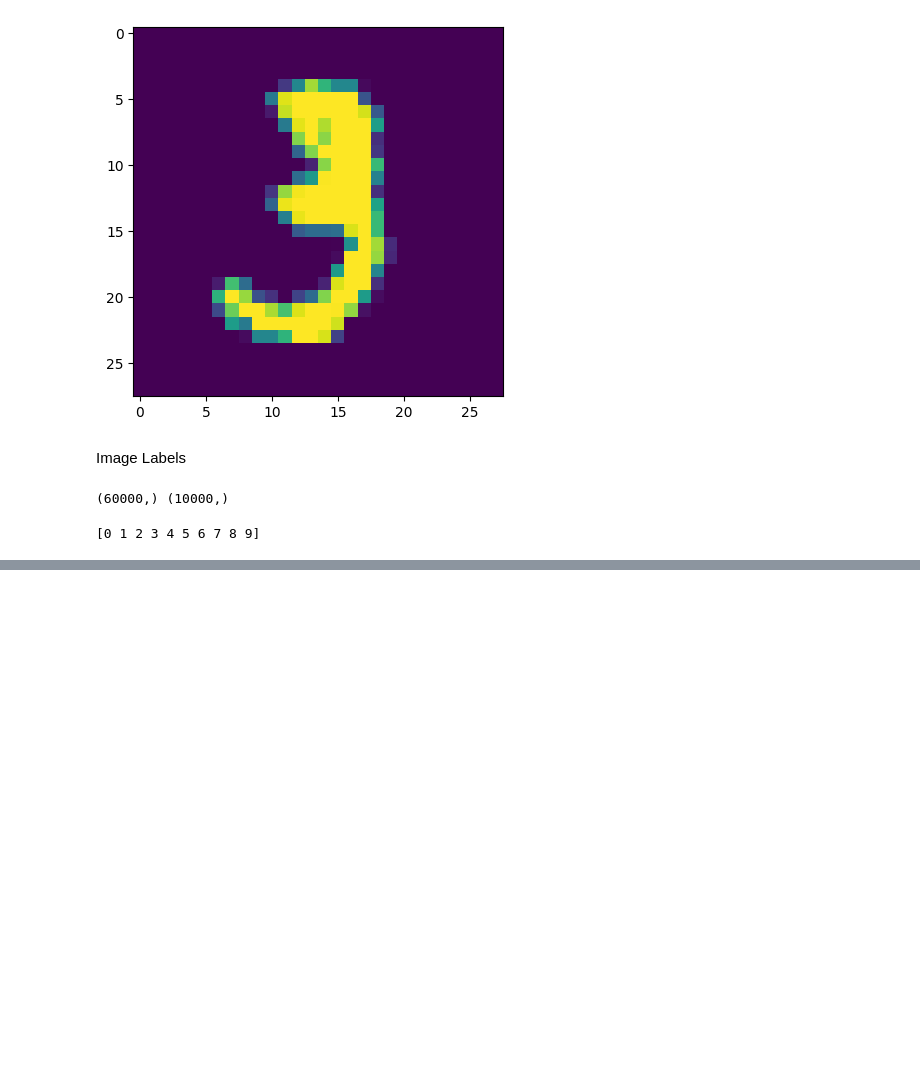
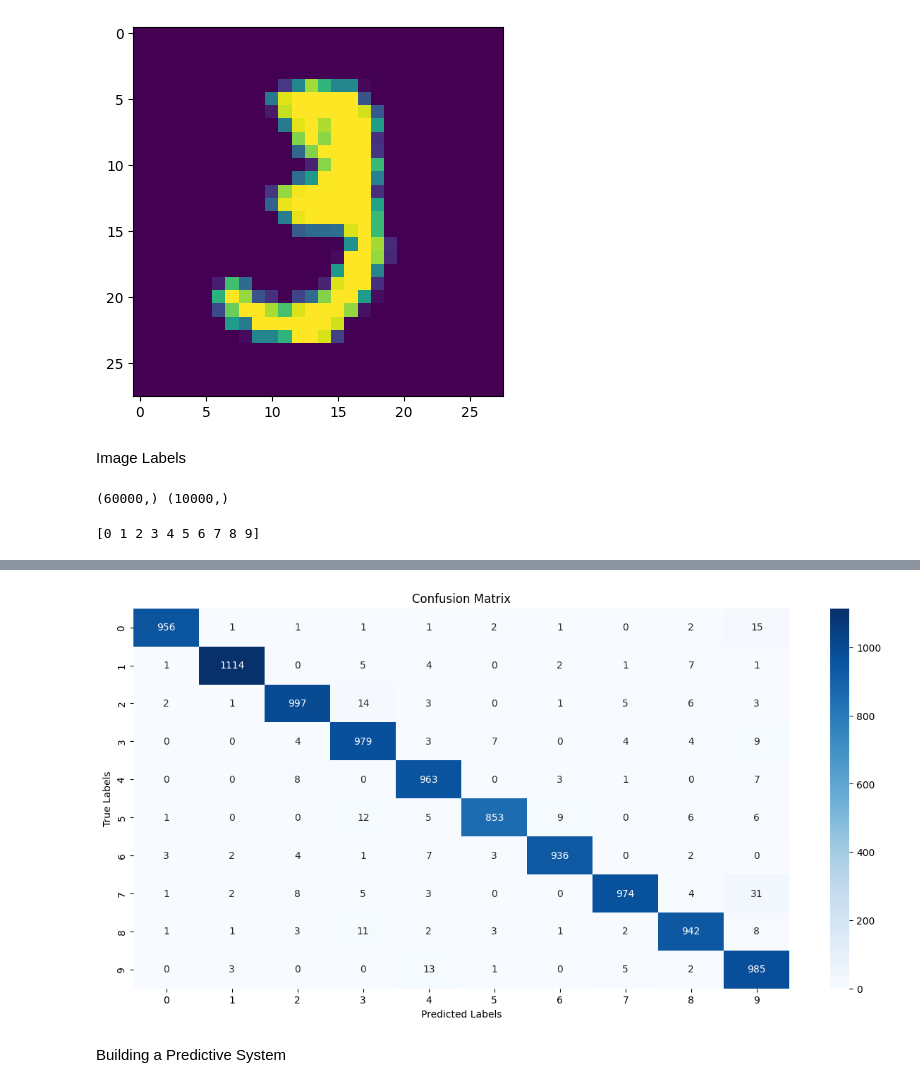
Before and after one commit to Pruthvirajsinh-Zala/DL-projects, a Jupyter notebook: MNIST Digit Classification/MNIST_Digit_Classification_using_Neural_Networks.ipynb, the cells around one changed output, grey strips where cells are left out. Saved outputs shown, nothing was run; the diff lists cells and outputs as text; code cells hidden in the pictures; blank space fills up the shorter version.

```diff
--- a/MNIST Digit Classification/MNIST_Digit_Classification_using_Neural_Networks.ipynb
+++ b/MNIST Digit Classification/MNIST_Digit_Classification_using_Neural_Networks.ipynb
@@ -81,0 +105,3 @@ print(np.unique(Y_train))
+# %%
+#training the Neuaral Network
+model.fit(X_train,Y_train, epochs=10)
@@ -81,0 +158,2 @@ print(np.unique(Y_train))
+# %%
+Y_pred = model.predict(X_test)
@@ -81,0 +173,3 @@ print(np.unique(Y_train))
+# %%
+Y_pred_labels = [np.argmax(i) for i in Y_pred]
+print(Y_pred_labels)
@@ -81,0 +184,3 @@ print(np.unique(Y_train))
+# %%
+conf_mat = confusion_matrix(Y_test, Y_pred_labels)
+print(conf_mat)
@@ -81,0 +199,11 @@ print(np.unique(Y_train))
+# %%
+plt.figure(figsize=(15,7))
+sns.heatmap(conf_mat, annot=True, fmt='d', cmap='Blues')
+plt.ylabel("True Labels")
+plt.xlabel("Predicted Labels")
+plt.title("Confusion Matrix")
+plt.show()
+# %% [output]
+[figure, added]
+# %% [markdown]
+Building a Predictive System
```
Also changed, not shown: parts of 28 cells of this notebook.
